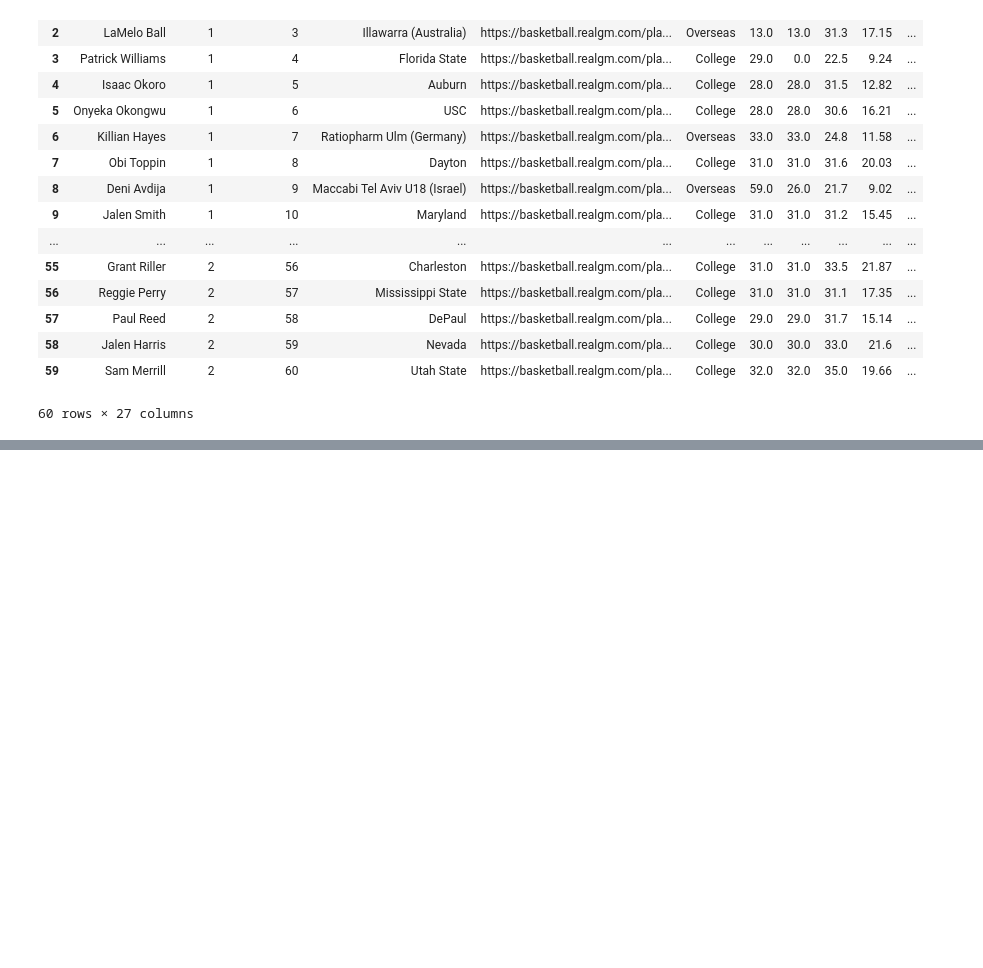
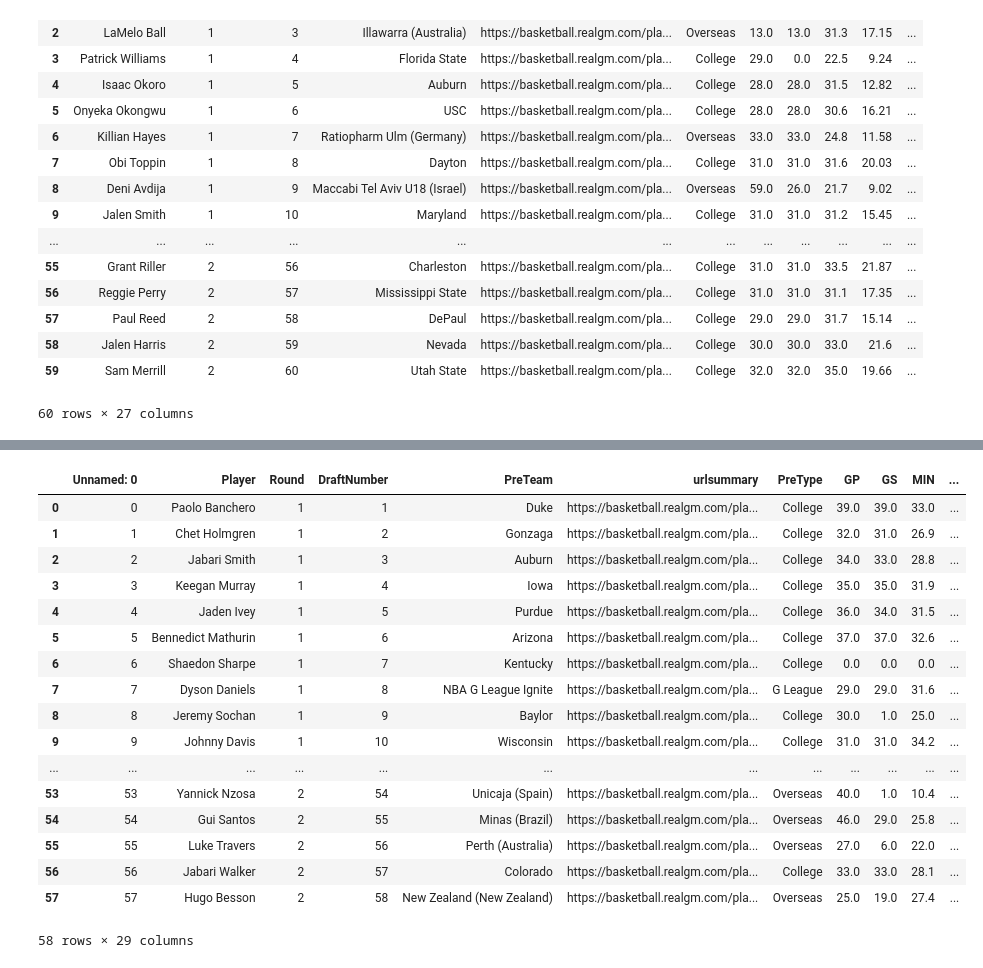
Before and after one commit to bensonouyang/Draft-Prediction, a Jupyter notebook: 01-ScrapingData.ipynb, the cells around one changed output, grey strips where cells are left out. Drawn from its saved outputs; the diff is of its cells as text; code cells hidden in the pictures; blank space fills up the shorter version.

```diff
--- a/01-ScrapingData.ipynb
+++ b/01-ScrapingData.ipynb
@@ -846,0 +974,22 @@ df2020.to_csv('data/df2020.csv')
+# %%
+testdf = pd.read_csv('data/df2022.csv')
+testdf
+# %% [output]
+|  | Unnamed: 0 | Player | Round | DraftNumber | PreTeam | urlsummary | PreType | GP | GS | MIN | ... |
+| 0 | 0 | Paolo Banchero | 1 | 1 | Duke | https://basketball.realgm.com/pla... | College | 39.0 | 39.0 | 33.0 | ... |
+| 1 | 1 | Chet Holmgren | 1 | 2 | Gonzaga | https://basketball.realgm.com/pla... | College | 32.0 | 31.0 | 26.9 | ... |
+| 2 | 2 | Jabari Smith | 1 | 3 | Auburn | https://basketball.realgm.com/pla... | College | 34.0 | 33.0 | 28.8 | ... |
+| 3 | 3 | Keegan Murray | 1 | 4 | Iowa | https://basketball.realgm.com/pla... | College | 35.0 | 35.0 | 31.9 | ... |
+| 4 | 4 | Jaden Ivey | 1 | 5 | Purdue | https://basketball.realgm.com/pla... | College | 36.0 | 34.0 | 31.5 | ... |
+| 5 | 5 | Bennedict Mathurin | 1 | 6 | Arizona | https://basketball.realgm.com/pla... | College | 37.0 | 37.0 | 32.6 | ... |
+| 6 | 6 | Shaedon Sharpe | 1 | 7 | Kentucky | https://basketball.realgm.com/pla... | College | 0.0 | 0.0 | 0.0 | ... |
+| 7 | 7 | Dyson Daniels | 1 | 8 | NBA G League Ignite | https://basketball.realgm.com/pla... | G League | 29.0 | 29.0 | 31.6 | ... |
+| 8 | 8 | Jeremy Sochan | 1 | 9 | Baylor | https://basketball.realgm.com/pla... | College | 30.0 | 1.0 | 25.0 | ... |
+| 9 | 9 | Johnny Davis | 1 | 10 | Wisconsin | https://basketball.realgm.com/pla... | College | 31.0 | 31.0 | 34.2 | ... |
+| ... | ... | ... | ... | ... | ... | ... | ... | ... | ... | ... | ... |
+| 53 | 53 | Yannick Nzosa | 2 | 54 | Unicaja (Spain) | https://basketball.realgm.com/pla... | Overseas | 40.0 | 1.0 | 10.4 | ... |
+| 54 | 54 | Gui Santos | 2 | 55 | Minas (Brazil) | https://basketball.realgm.com/pla... | Overseas | 46.0 | 29.0 | 25.8 | ... |
+| 55 | 55 | Luke Travers | 2 | 56 | Perth (Australia) | https://basketball.realgm.com/pla... | Overseas | 27.0 | 6.0 | 22.0 | ... |
+| 56 | 56 | Jabari Walker | 2 | 57 | Colorado | https://basketball.realgm.com/pla... | College | 33.0 | 33.0 | 28.1 | ... |
+| 57 | 57 | Hugo Besson | 2 | 58 | New Zealand (New Zealand) | https://basketball.realgm.com/pla... | Overseas | 25.0 | 19.0 | 27.4 | ... |
+58 rows × 29 columns
```
Also changed, not shown: parts of 9 cells of this notebook.
